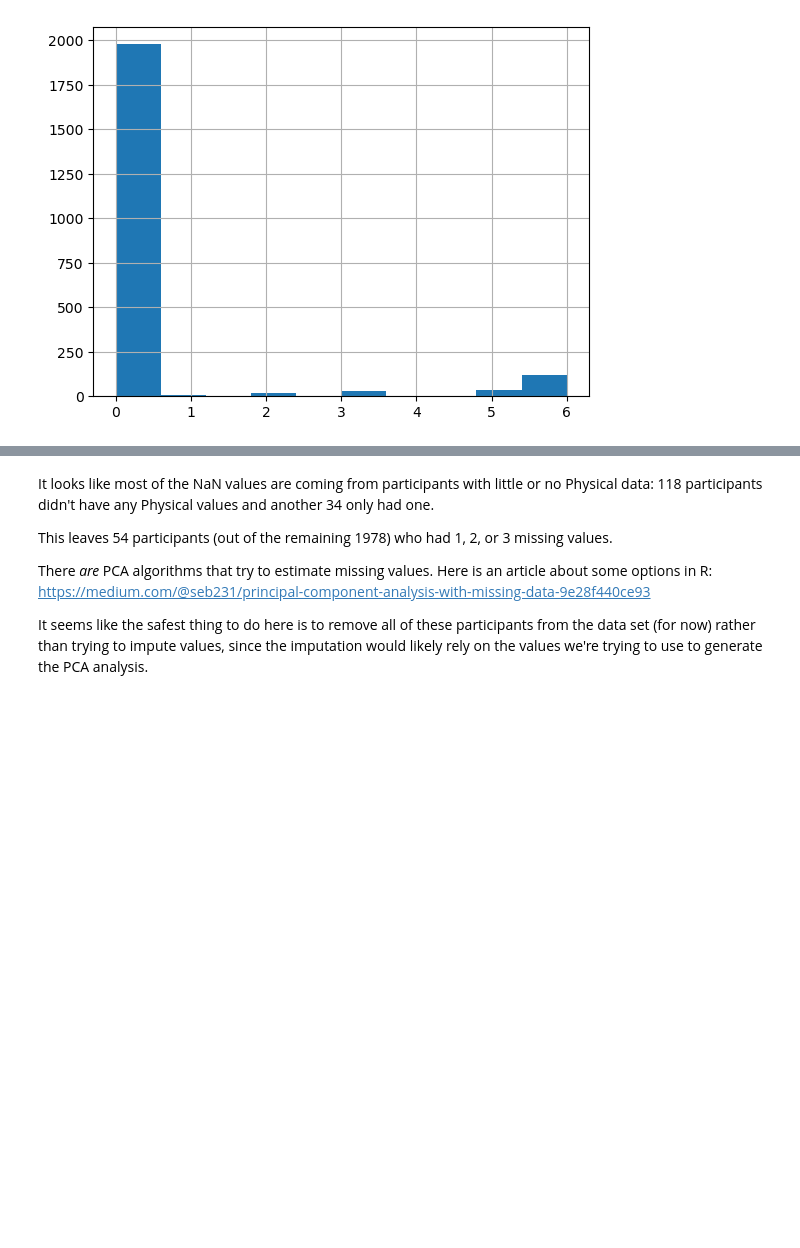
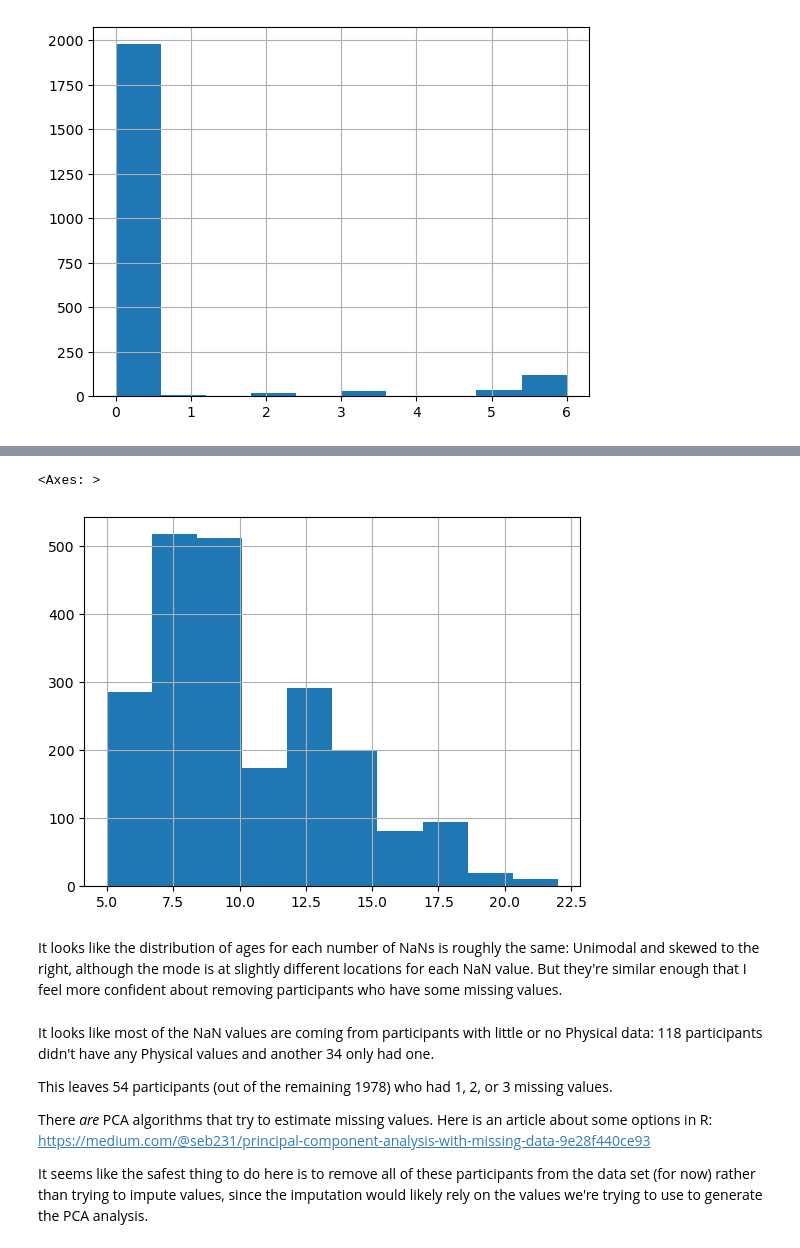
Before and after one commit to aarondweinberg/CMI_problematic_internet_use, a Jupyter notebook: EDA_PCA_AW.ipynb, the cells around one changed output, grey strips where cells are left out. Drawn from its saved outputs; the diff is of its cells as text; code cells hidden in the pictures; blank space fills up the shorter version.

```diff
--- a/EDA_PCA_AW.ipynb
+++ b/EDA_PCA_AW.ipynb
@@ -84,3 +110,11 @@ Name: count, dtype: int64
+# %%
+# Create a histogram of the distribution of Age
+train_physical['Age'].hist()
+# %% [output]
+<Axes: >
+[figure, added]
+# %% [markdown]
+It looks like the distribution of ages for each number of NaNs is roughly the same: Unimodal and skewed to the right, although the mode is at slightly different locations for each NaN value. But they're similar enough that I feel more confident about removing participants who have some missing values.
 # %% [markdown]
 It looks like most of the NaN values are coming from participants with little or no Physical data: 118 participants didn't have any Physical values and another 34 only had one.
 
```
Also changed, not shown: parts of 17 cells of this notebook.
